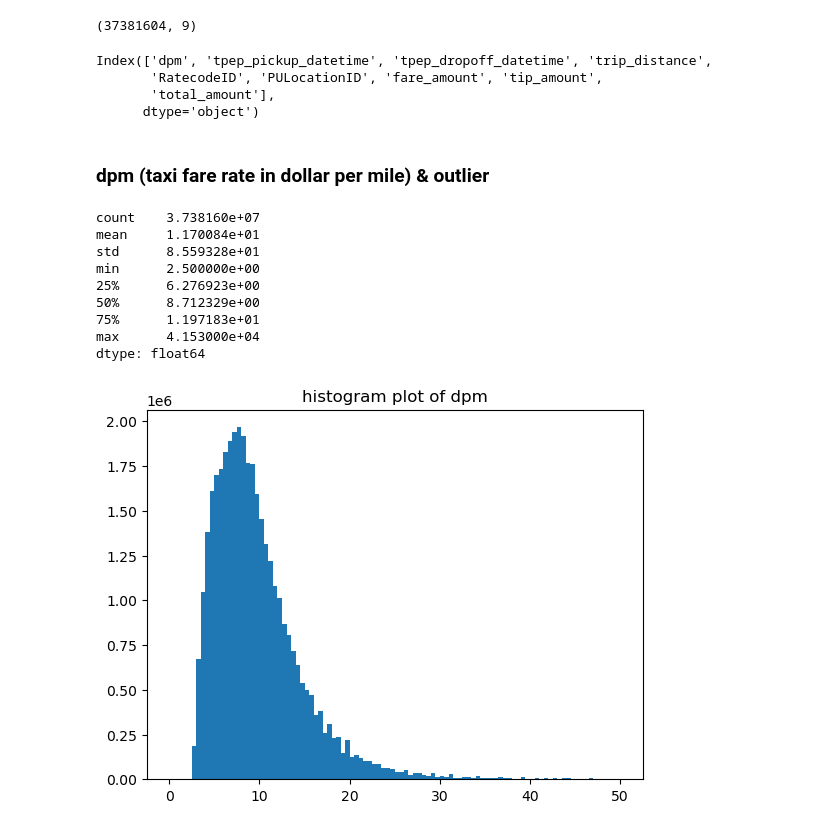
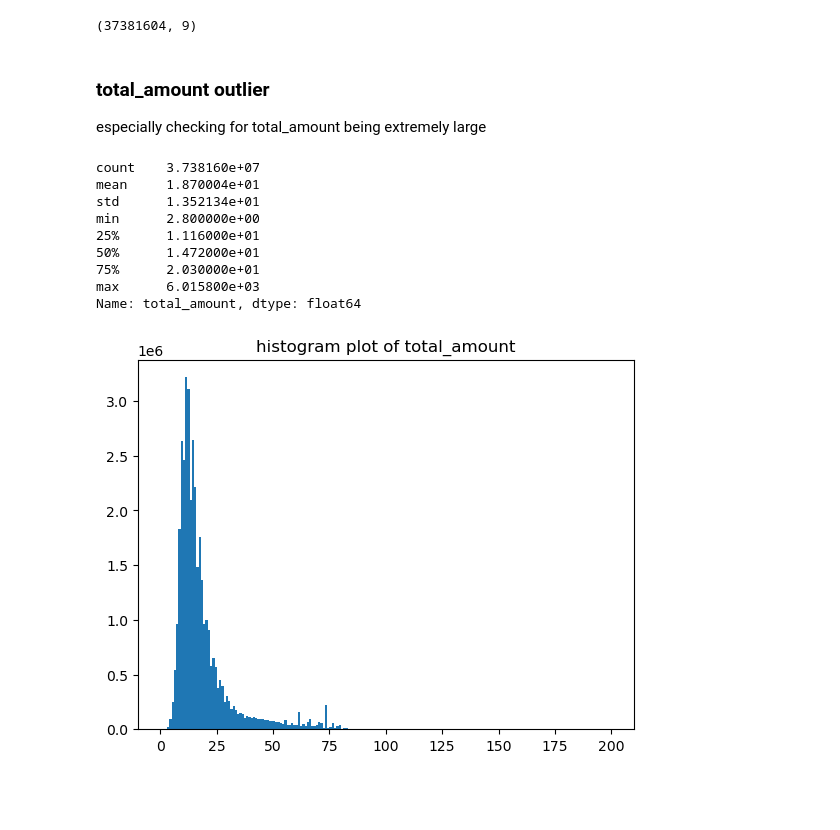
Before and after one commit to Yuhong-Guo/988056-MAST30034-project1, a Jupyter notebook: code/df_preprocess.ipynb, the cells around one changed output. Cells and saved outputs as stored; diff of their text form; code cells hidden in the pictures; blank space fills up the shorter version.

```diff
--- a/code/df_preprocess.ipynb
+++ b/code/df_preprocess.ipynb
@@ -236,34 +231,29 @@ df = df.drop(columns=['VendorID', 'payment_type', 'DOLocationID'])
 print(df.shape)
 # %% [output]
 (37381604, 9)
-# %%
-df.columns
-# %% [output]
-Index(['dpm', 'tpep_pickup_datetime', 'tpep_dropoff_datetime', 'trip_distance',
-       'RatecodeID', 'PULocationID', 'fare_amount', 'tip_amount',
-       'total_amount'],
-      dtype='object')
-# %% [markdown]
-### dpm (taxi fare rate in dollar per mile) & outlier
+# %% [markdown]
+### total_amount outlier
+
+especially checking for total_amount being extremely large
 # %%
-df['dpm'].describe()
+df['total_amount'].describe()
 # %% [output]
 count    3.738160e+07
-mean     1.170084e+01
-std      8.559328e+01
-min      2.500000e+00
-25%      6.276923e+00
-50%      8.712329e+00
-75%      1.197183e+01
-max      4.153000e+04
-dtype: float64
+mean     1.870004e+01
+std      1.352134e+01
+min      2.800000e+00
+25%      1.116000e+01
+50%      1.472000e+01
+75%      2.030000e+01
+max      6.015800e+03
+Name: total_amount, dtype: float64
 # %%
-plt.hist(df['dpm'], bins=100, range=(0,50))
-plt.title('histogram plot of dpm')
-plt.savefig('../plots/dpm_hist.png')
+plt.hist(df['total_amount'], bins=200, range=(0,200))
+plt.title('histogram plot of total_amount')
+plt.savefig('../plots/total_hist.png')
 plt.show()
 # %% [output]
-[figure, old version]
+[figure, new version]
 # %%
 # dpm shows a skewness to the right, operate log transformation to normalise
 import seaborn as sns
```
Also changed, not shown: parts of 6 cells of this notebook, 23 other files.
